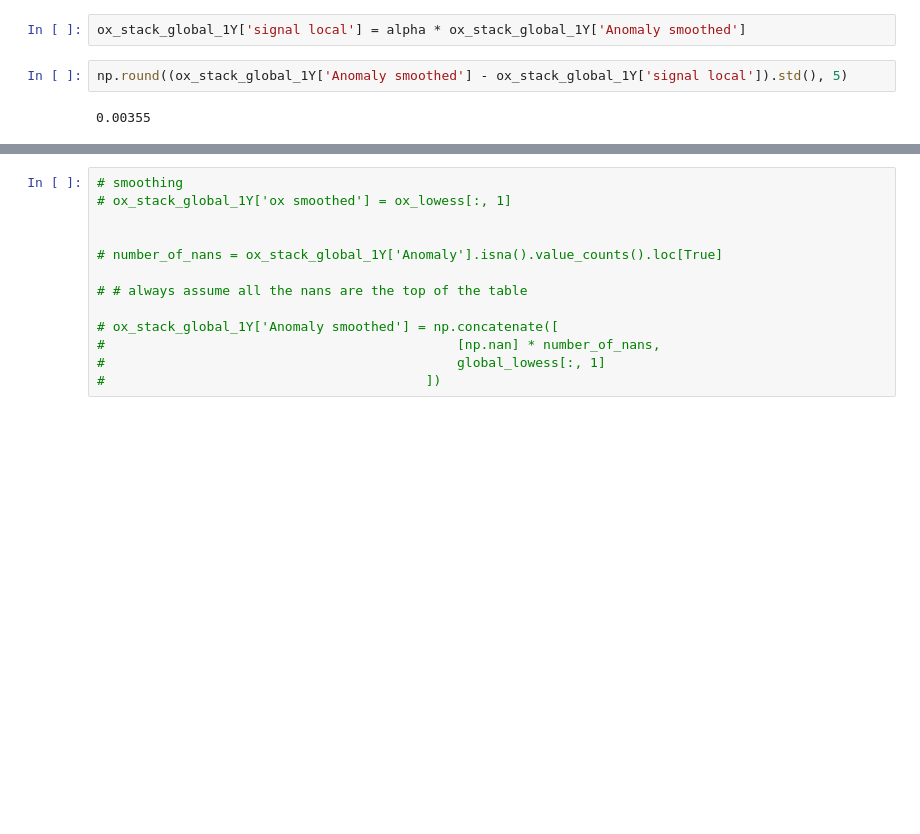
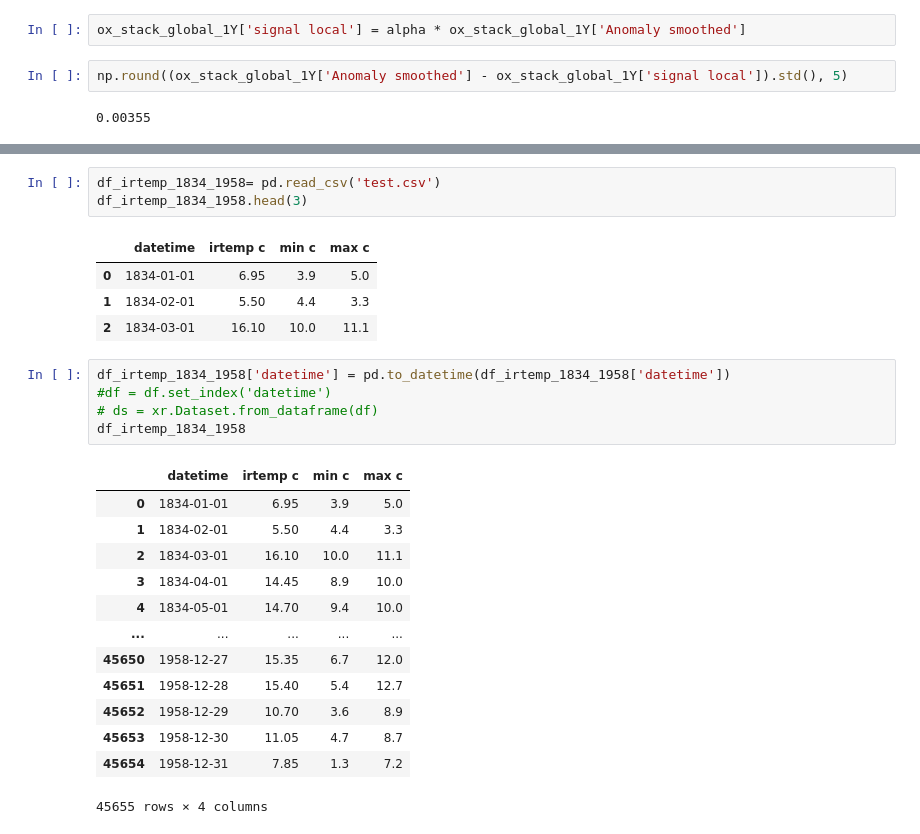
Before and after one commit to nurbujang/2progdaw23, a Jupyter notebook: project3.ipynb, the cells around one changed output, grey strips where cells are left out. Drawn from its saved outputs; the diff is of its cells as text; blank space fills up the shorter version.

```diff
--- a/project3.ipynb
+++ b/project3.ipynb
@@ -437,13 +533,27 @@ NameError: name 'linear' is not defined
-# %%
-# smoothing
-# ox_stack_global_1Y['ox smoothed'] = ox_lowess[:, 1]
-
-
-# number_of_nans = ox_stack_global_1Y['Anomaly'].isna().value_counts().loc[True]
-
-# # always assume all the nans are the top of the table
-
-# ox_stack_global_1Y['Anomaly smoothed'] = np.concatenate([
-#                                             [np.nan] * number_of_nans,
-#                                             global_lowess[:, 1]
-#                                         ])
+# %%
+df_irtemp_1834_1958= pd.read_csv('test.csv')
+df_irtemp_1834_1958.head(3)
+# %% [output]
+|  | datetime | irtemp c | min c | max c |
+| 0 | 1834-01-01 | 6.95 | 3.9 | 5.0 |
+| 1 | 1834-02-01 | 5.50 | 4.4 | 3.3 |
+| 2 | 1834-03-01 | 16.10 | 10.0 | 11.1 |
+# %%
+df_irtemp_1834_1958['datetime'] = pd.to_datetime(df_irtemp_1834_1958['datetime'])
+#df = df.set_index('datetime')
+# ds = xr.Dataset.from_dataframe(df)
+df_irtemp_1834_1958
+# %% [output]
+|  | datetime | irtemp c | min c | max c |
+| 0 | 1834-01-01 | 6.95 | 3.9 | 5.0 |
+| 1 | 1834-02-01 | 5.50 | 4.4 | 3.3 |
+| 2 | 1834-03-01 | 16.10 | 10.0 | 11.1 |
+| 3 | 1834-04-01 | 14.45 | 8.9 | 10.0 |
+| 4 | 1834-05-01 | 14.70 | 9.4 | 10.0 |
+| ... | ... | ... | ... | ... |
+| 45650 | 1958-12-27 | 15.35 | 6.7 | 12.0 |
+| 45651 | 1958-12-28 | 15.40 | 5.4 | 12.7 |
+| 45652 | 1958-12-29 | 10.70 | 3.6 | 8.9 |
+| 45653 | 1958-12-30 | 11.05 | 4.7 | 8.7 |
+| 45654 | 1958-12-31 | 7.85 | 1.3 | 7.2 |
+45655 rows × 4 columns
```
Also changed, not shown: parts of 26 cells of this notebook, 3 other files.
